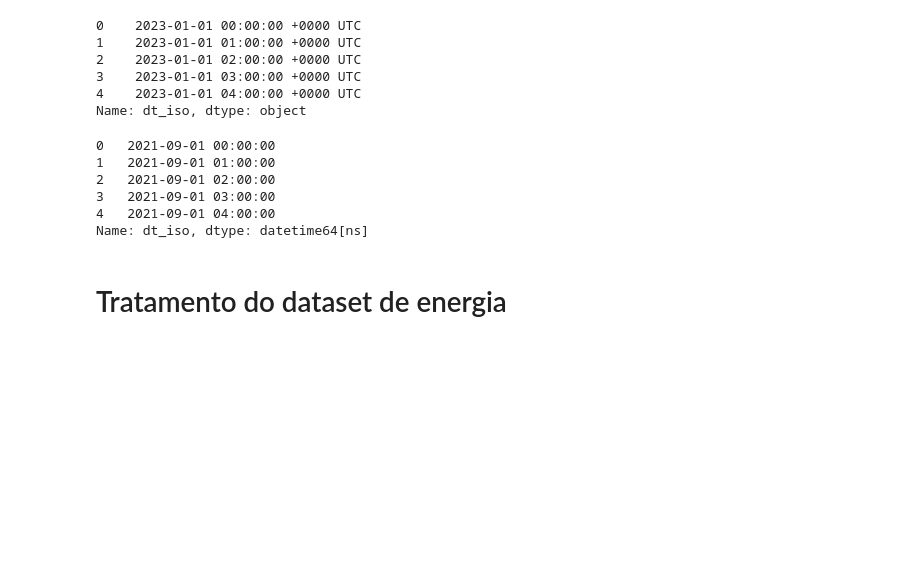
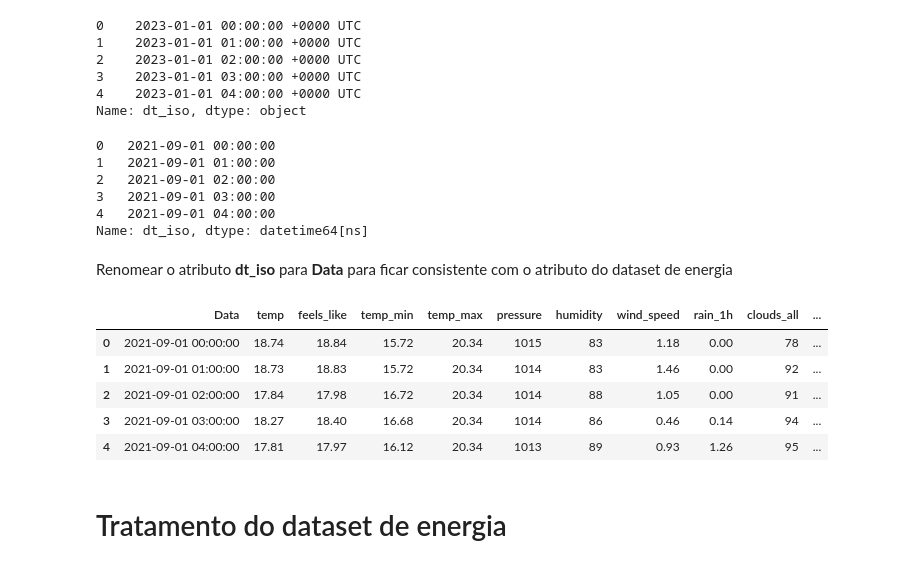
Before and after one commit to orlandopalmeira/Trabalho-DAA-2023-2024, a Jupyter notebook: Tarefa_2/tarefa_2.ipynb, the cells around one changed output. Saved outputs shown, nothing was run; the diff lists cells and outputs as text; code cells hidden in the pictures; blank space fills up the shorter version.

```diff
--- a/Tarefa_2/tarefa_2.ipynb
+++ b/Tarefa_2/tarefa_2.ipynb
@@ -284,9 +278,21 @@ meteo_treino['dt_iso'].head()
 3   2021-09-01 03:00:00
 4   2021-09-01 04:00:00
 Name: dt_iso, dtype: datetime64[ns]
+# %% [markdown]
+Renomear o atributo **dt_iso** para **Data** para ficar consistente com o atributo do dataset de energia
 # %%
 meteo_treino.rename(columns={'dt_iso': 'Data'}, inplace=True)
 meteo_teste.rename(columns={'dt_iso': 'Data'}, inplace=True)
+# %%
+meteo_treino.head()
+# meteo_teste.head()
+# %% [output]
+|  | Data | temp | feels_like | temp_min | temp_max | pressure | humidity | wind_speed | rain_1h | clouds_all | ... |
+| 0 | 2021-09-01 00:00:00 | 18.74 | 18.84 | 15.72 | 20.34 | 1015 | 83 | 1.18 | 0.00 | 78 | ... |
+| 1 | 2021-09-01 01:00:00 | 18.73 | 18.83 | 15.72 | 20.34 | 1014 | 83 | 1.46 | 0.00 | 92 | ... |
+| 2 | 2021-09-01 02:00:00 | 17.84 | 17.98 | 16.72 | 20.34 | 1014 | 88 | 1.05 | 0.00 | 91 | ... |
+| 3 | 2021-09-01 03:00:00 | 18.27 | 18.40 | 16.68 | 20.34 | 1014 | 86 | 0.46 | 0.14 | 94 | ... |
+| 4 | 2021-09-01 04:00:00 | 17.81 | 17.97 | 16.12 | 20.34 | 1013 | 89 | 0.93 | 1.26 | 95 | ... |
 # %% [markdown]
 # Tratamento do dataset de energia
 # %%
```
Also changed, not shown: parts of 9 cells of this notebook.
